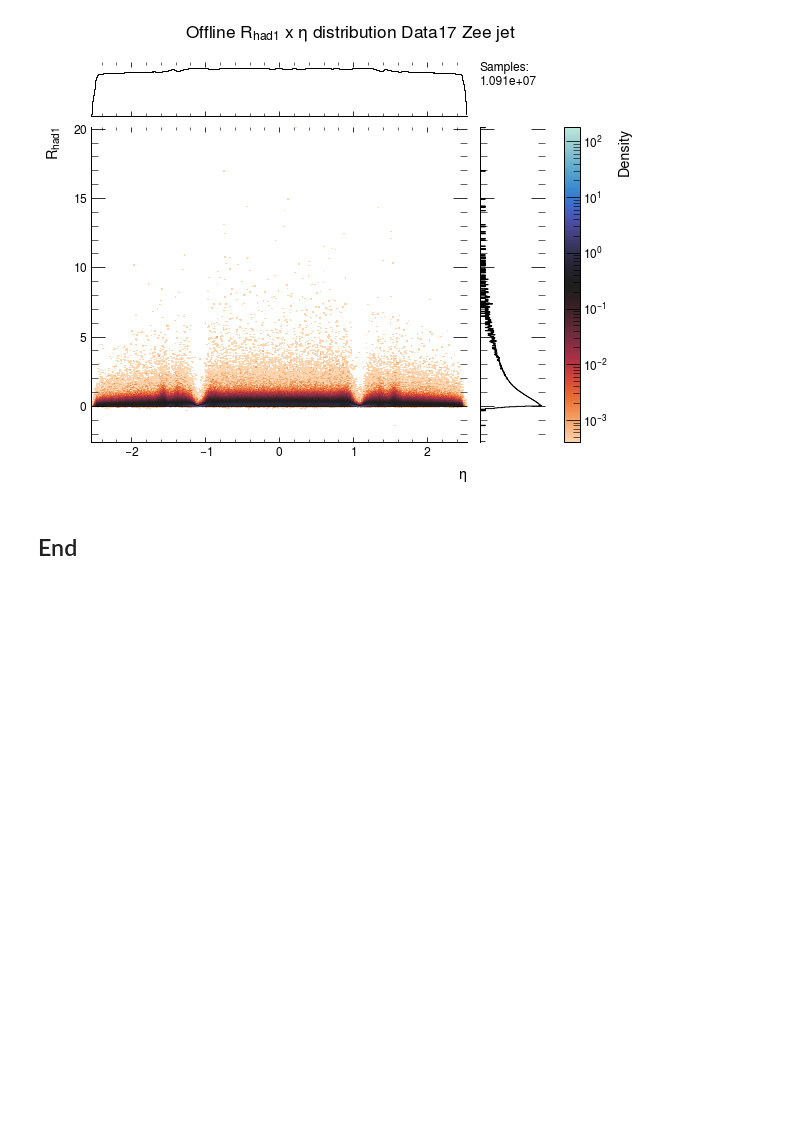
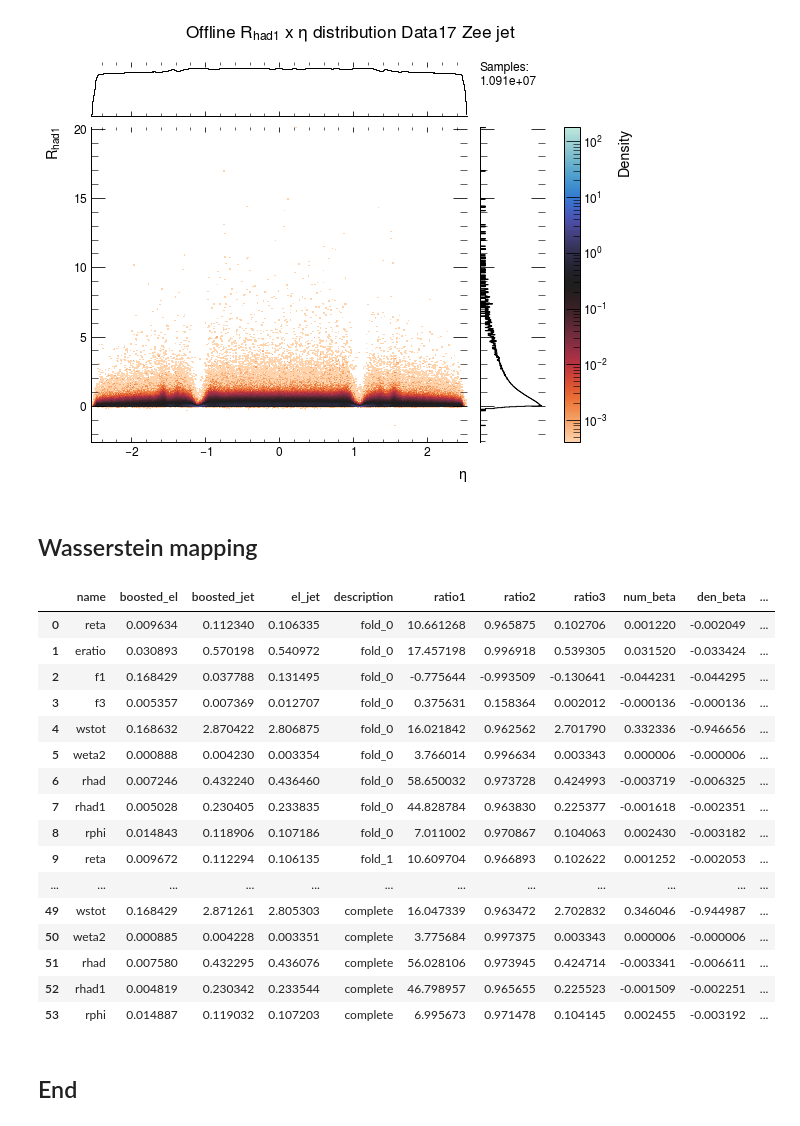
Before and after one commit to lucasbanunes/ringer, a Jupyter notebook: plots.ipynb, the cells around one changed output. Cells and saved outputs as stored; diff of their text form; code cells hidden in the pictures; blank space fills up the shorter version.

Commit message:
WIP: Implementing wasserstein mapping plots into plots.ipynb

```diff
--- a/plots.ipynb
+++ b/plots.ipynb
@@ -650,6 +649,38 @@ Plotting Data17 Zee jet
 [figure]
 [figure]
 [figure]
+# %% [markdown]
+## Wasserstein mapping
+# %%
+wass_distances = pd.read_csv(os.path.join('..', '..', 'data', 'wass_distances.csv'), index_col=0)
+wass_distances['ratio1'] = (wass_distances['boosted_jet']-wass_distances['boosted_el'])/wass_distances['boosted_el']
+wass_distances['ratio2'] = (wass_distances['boosted_jet']-wass_distances['boosted_el'])/wass_distances['el_jet']
+wass_distances['ratio3'] = (wass_distances['boosted_jet']-wass_distances['boosted_el'])
+wass_distances['num_beta'] = (wass_distances['boosted_jet'])**2 - \
+    (((wass_distances['el_jet'])**2) + ((wass_distances['boosted_el'])**2))
+wass_distances['den_beta'] = -2*wass_distances['el_jet']*wass_distances['boosted_el']
+wass_distances['cos_beta'] = wass_distances['num_beta']/wass_distances['den_beta']
+wass_distances['beta'] = np.arccos(wass_distances['cos_beta'])
+wass_distances['boosted_height'] = np.sin(wass_distances['beta'])*wass_distances['boosted_el']
+wass_distances
+# %% [output]
+|  | name | boosted_el | boosted_jet | el_jet | description | ratio1 | ratio2 | ratio3 | num_beta | den_beta | ... |
+| 0 | reta | 0.009634 | 0.112340 | 0.106335 | fold_0 | 10.661268 | 0.965875 | 0.102706 | 0.001220 | -0.002049 | ... |
+| 1 | eratio | 0.030893 | 0.570198 | 0.540972 | fold_0 | 17.457198 | 0.996918 | 0.539305 | 0.031520 | -0.033424 | ... |
+| 2 | f1 | 0.168429 | 0.037788 | 0.131495 | fold_0 | -0.775644 | -0.993509 | -0.130641 | -0.044231 | -0.044295 | ... |
+| 3 | f3 | 0.005357 | 0.007369 | 0.012707 | fold_0 | 0.375631 | 0.158364 | 0.002012 | -0.000136 | -0.000136 | ... |
+| 4 | wstot | 0.168632 | 2.870422 | 2.806875 | fold_0 | 16.021842 | 0.962562 | 2.701790 | 0.332336 | -0.946656 | ... |
+| 5 | weta2 | 0.000888 | 0.004230 | 0.003354 | fold_0 | 3.766014 | 0.996634 | 0.003343 | 0.000006 | -0.000006 | ... |
+| 6 | rhad | 0.007246 | 0.432240 | 0.436460 | fold_0 | 58.650032 | 0.973728 | 0.424993 | -0.003719 | -0.006325 | ... |
+| 7 | rhad1 | 0.005028 | 0.230405 | 0.233835 | fold_0 | 44.828784 | 0.963830 | 0.225377 | -0.001618 | -0.002351 | ... |
+| 8 | rphi | 0.014843 | 0.118906 | 0.107186 | fold_0 | 7.011002 | 0.970867 | 0.104063 | 0.002430 | -0.003182 | ... |
+| 9 | reta | 0.009672 | 0.112294 | 0.106135 | fold_1 | 10.609704 | 0.966893 | 0.102622 | 0.001252 | -0.002053 | ... |
+| ... | ... | ... | ... | ... | ... | ... | ... | ... | ... | ... | ... |
+| 49 | wstot | 0.168429 | 2.871261 | 2.805303 | complete | 16.047339 | 0.963472 | 2.702832 | 0.346046 | -0.944987 | ... |
+| 50 | weta2 | 0.000885 | 0.004228 | 0.003351 | complete | 3.775684 | 0.997375 | 0.003343 | 0.000006 | -0.000006 | ... |
+| 51 | rhad | 0.007580 | 0.432295 | 0.436076 | complete | 56.028106 | 0.973945 | 0.424714 | -0.003341 | -0.006611 | ... |
+| 52 | rhad1 | 0.004819 | 0.230342 | 0.233544 | complete | 46.798957 | 0.965655 | 0.225523 | -0.001509 | -0.002251 | ... |
+| 53 | rphi | 0.014887 | 0.119032 | 0.107203 | complete | 6.995673 | 0.971478 | 0.104145 | 0.002455 | -0.003192 | ... |
 # %% [markdown]
 ## End
 # %%
```
Also changed, not shown: parts of 1 cell of this notebook, 3 other files.
